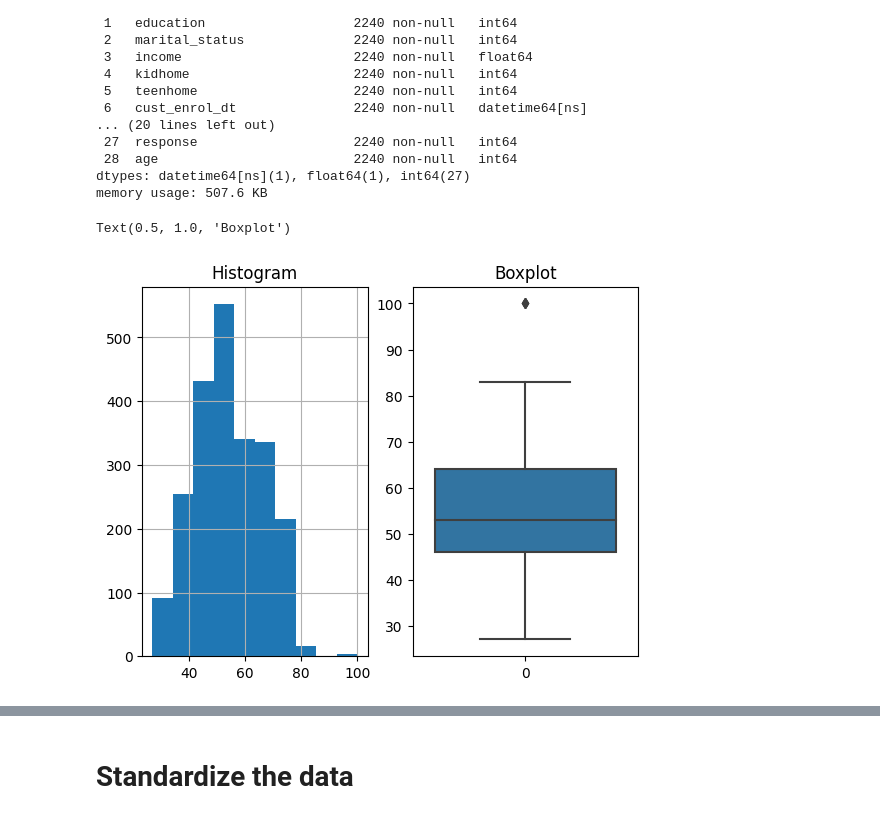
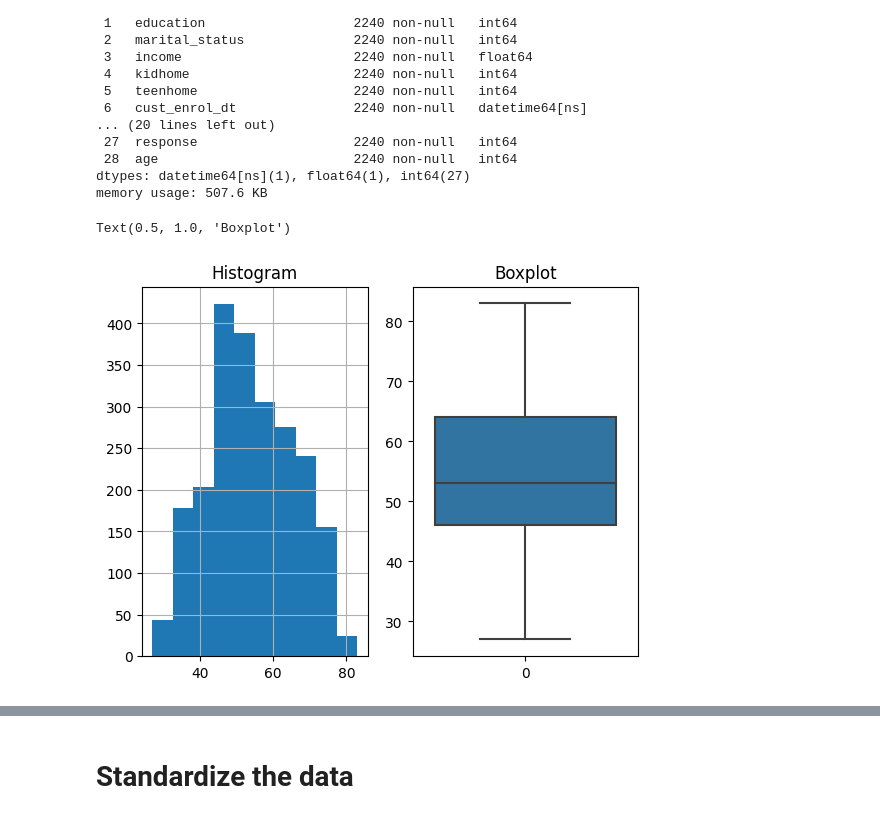
Before and after one commit to sanjeevtyagi170/tyagisx-projects, a Jupyter notebook: coursera-unsupervised.ipynb, the cells around one changed output, grey strips where cells are left out. Saved outputs shown, nothing was run; the diff lists cells and outputs as text; code cells hidden in the pictures.

```diff
--- a/coursera-unsupervised.ipynb
+++ b/coursera-unsupervised.ipynb
@@ -209,16 +209,16 @@ memory usage: 507.6 KB
 assert data.ID.duplicated(keep=False).count()==data.shape[0]
 # %%
 # From the Histogram it is clear that there are some people whose age is greated than 120 on an average people live around 100 years
-# So will convert all the age values which are greater than 100 to 100
-data[data.age>100]=100
+# So removing age values which are greater than 100
+data=data[data.age<=100]
 f, (ax1, ax2) = plt.subplots(1, 2)
 data.age.hist(ax=ax1)
 ax1.set_title("Histogram")
 sns.boxplot(data.age,ax=ax2)
 ax2.set_title("Boxplot")
 # %% [output]
 Text(0.5, 1.0, 'Boxplot')
-[figure, old version]
+[figure, new version]
 # %%
 # Checking the correlation between varibles
 plt.figure(figsize = (12, 10))
```
Also changed, not shown: parts of 11 cells of this notebook.
